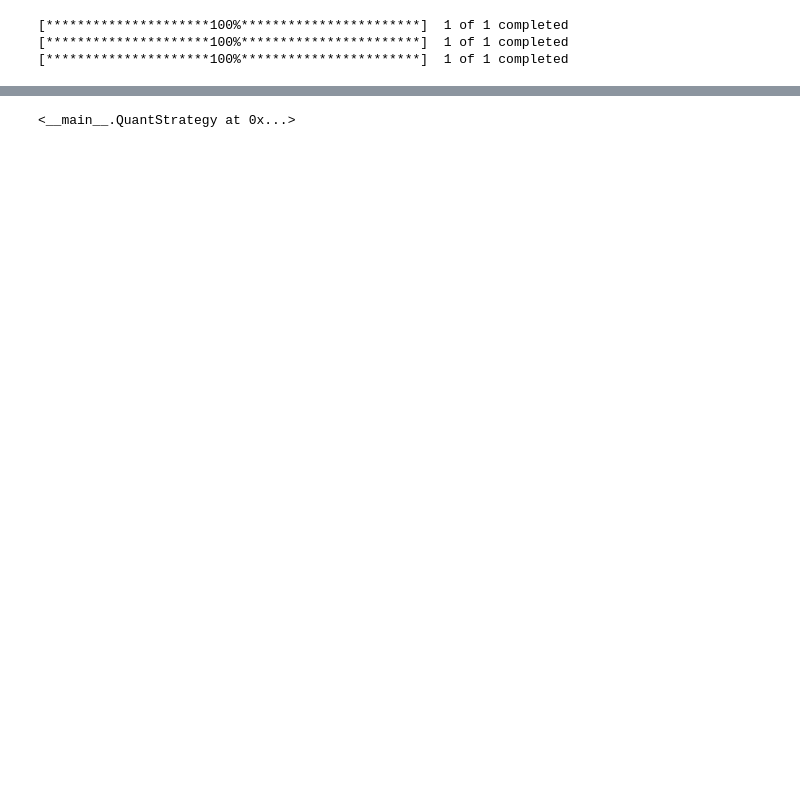
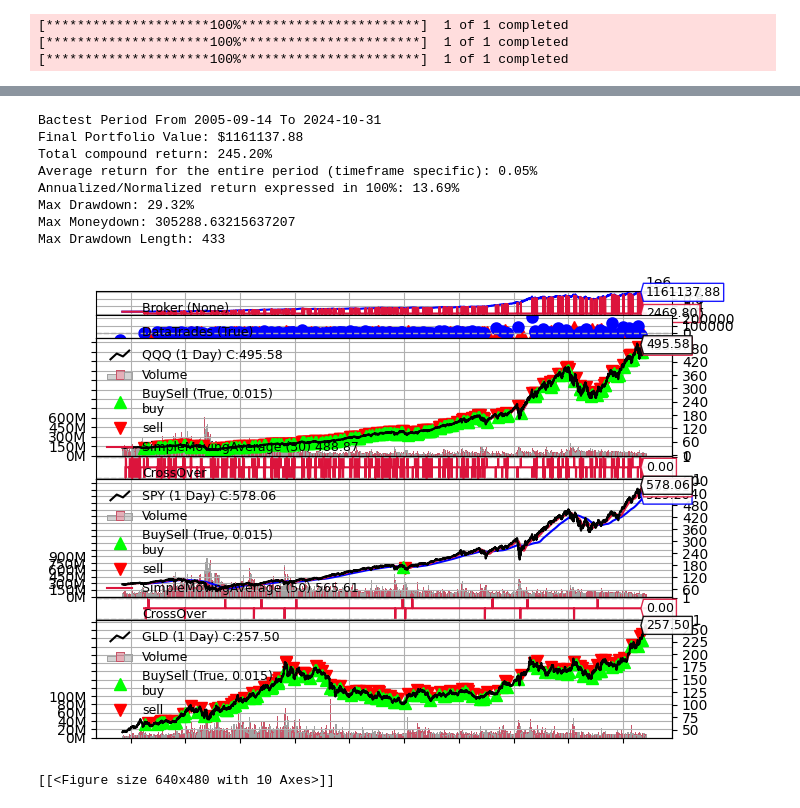
Before and after one commit to Lillian1228/quant_strategies, a Jupyter notebook: notebooks/sma_backtest.ipynb, the cells around one changed output, grey strips where cells are left out. Cells and saved outputs as stored; diff of their text form; code cells hidden in the pictures; blank space fills up the shorter version.

```diff
--- a/notebooks/sma_backtest.ipynb
+++ b/notebooks/sma_backtest.ipynb
@@ -8,11 +9,11 @@ import matplotlib.pyplot as plt
 # %%
 # Download historical data
-start_date = "2023-01-01"
+start_date = "2022-10-24"
 end_date =  "2023-10-31"
 
 cerebro = bt.Cerebro()
 for symbol in ['QQQ', 'SPY', 'GLD']:
-    data = bt.feeds.PandasData(dataname=yf.download(symbol, start=start_date, end=end_date))
+    data = bt.feeds.PandasData(dataname=yf.download(symbol, start=start_date, end=end_date,multi_level_index=False))
     cerebro.adddata(data, name=symbol)
 # %% [output]
 [*********************100%***********************]  1 of 1 completed
@@ -65,15 +66,16 @@ class PrintClose(bt.Strategy):
         print(f'{dt.isoformat()} {txt} {value1} {value2} {value3}')
 
     def next(self):
+        # self.log('qqq: ', self.qqq[0])
         self.log('spy_cross: ', self.spy_cross[0], self.spy_fast_ma[0], self.spy_slow_ma[0])
         self.log('qqq_cross: ', self.qqq_cross[0], self.qqq_ma[0], self.qqq[0])
 
 cerebro = bt.Cerebro()
 
-start_date = "2022-01-01"
+start_date = "2023-01-01"
 end_date =  "2023-10-31"
 for symbol in ['QQQ', 'SPY', 'GLD']:
-    data = bt.feeds.PandasData(dataname=yf.download(symbol, start=start_date, end=end_date))
+    data = bt.feeds.PandasData(dataname=yf.download(symbol, start=start_date, end=end_date,multi_level_index=False))
     cerebro.adddata(data, name=symbol)
 
 #Add strategy to Cerebro
@@ -187,10 +210,10 @@ class QuantStrategy(bt.Strategy):
 # %%
 cerebro = bt.Cerebro()
 
-start_date = "2022-01-01"
-end_date =  "2023-10-31"
+start_date = "2005-09-14"
+end_date =  "2024-10-31"
 for symbol in ['QQQ', 'SPY', 'GLD']:
-    data = bt.feeds.PandasData(dataname=yf.download(symbol, start=start_date, end=end_date))
+    data = bt.feeds.PandasData(dataname=yf.download(symbol, start=start_date, end=end_date, multi_level_index=False))
     cerebro.adddata(data, name=symbol)
 
 
@@ -201,25 +224,18 @@ cerebro.addstrategy(QuantStrategy)
 
 # Set initial capital
 cerebro.broker.setcash(100000)
-cerebro.broker.set_fundmode(True)
+cerebro.broker.set_coc(True)
+# cerebro.broker.set_fundmode(True)
+cerebro.addsizer(bt.sizers.AllInSizerInt, percents = 99.8)
 # Add analyzers
 cerebro.addanalyzer(bt.analyzers.SharpeRatio, _name='sharpe_ratio')
 cerebro.addanalyzer(bt.analyzers.DrawDown, _name='drawdown')
 cerebro.addanalyzer(bt.analyzers.Returns, _name='returns')
+cerebro.addanalyzer(bt.analyzers.PyFolio)
 cerebro.addanalyzer(bt.analyzers.TimeReturn, fund=True)  # track fund value
 
 # Run the backtest
 results = cerebro.run()
-
-# Print results
-print(f"Final Portfolio Value: ${cerebro.broker.getvalue():.2f}")
-#print(f"Sharpe Ratio: {results[0].analyzers.sharpe_ratio.get_analysis()['sharperatio']:.2f}")
-print(f"Max Drawdown: {results[0].analyzers.drawdown.get_analysis()['max']['drawdown']:.2f}%")
-print(f"Total Return: {results[0].analyzers.returns.get_analysis()['rtot']:.2f}%")
-
-# Plot the results
-# Then plot with explicit show
-cerebro.plot()
 # %% [output]
 [*********************100%***********************]  1 of 1 completed
 [*********************100%***********************]  1 of 1 completed
@@ -247,4 +243,26 @@ Total Return: 0.15%
-# %%
-results[0]
-# %% [output]
-<__main__.QuantStrategy at 0x...>
+# %%
+# Print results
+print("Bactest Period From "+start_date+" To "+ end_date)
+print(f"Final Portfolio Value: ${cerebro.broker.getvalue():.2f}")
+#print(f"Sharpe Ratio: {results[0].analyzers.sharpe_ratio.get_analysis()['sharperatio']:.2f}")
+print(f"Total compound return: {results[0].analyzers.returns.get_analysis()['rtot']:.2%}")
+print(f"Average return for the entire period (timeframe specific): {results[0].analyzers.returns.get_analysis()['ravg']:.2%}")
+print(f"Annualized/Normalized return expressed in 100%: {results[0].analyzers.returns.get_analysis()['rnorm100']:.2f}%")
+
+print(f"Max Drawdown: {results[0].analyzers.drawdown.get_analysis()['max']['drawdown']:.2f}%")
+print("Max Moneydown: "+str(results[0].analyzers.drawdown.get_analysis()['max']['moneydown']))
+print("Max Drawdown Length: "+str(results[0].analyzers.drawdown.get_analysis()['max']['len']))
+# Plot the results
+# Then plot with explicit show
+cerebro.plot(iplot = False)
+# %% [output]
+Bactest Period From 2005-09-14 To 2024-10-31
+Final Portfolio Value: $1161137.88
+Total compound return: 245.20%
+Average return for the entire period (timeframe specific): 0.05%
+Annualized/Normalized return expressed in 100%: 13.69%
+Max Drawdown: 29.32%
+Max Moneydown: 305288.63215637207
+Max Drawdown Length: 433
+[figure, added]
+[[<Figure size 640x480 with 10 Axes>]]
```
Also changed, not shown: parts of 12 cells of this notebook, 1 other file.
